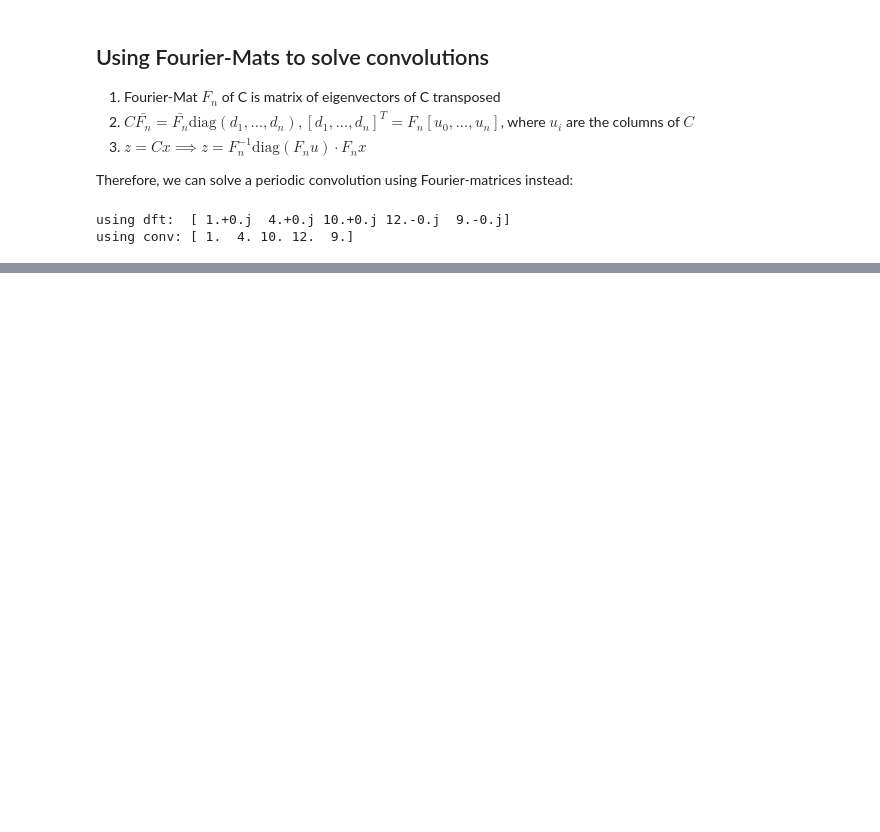
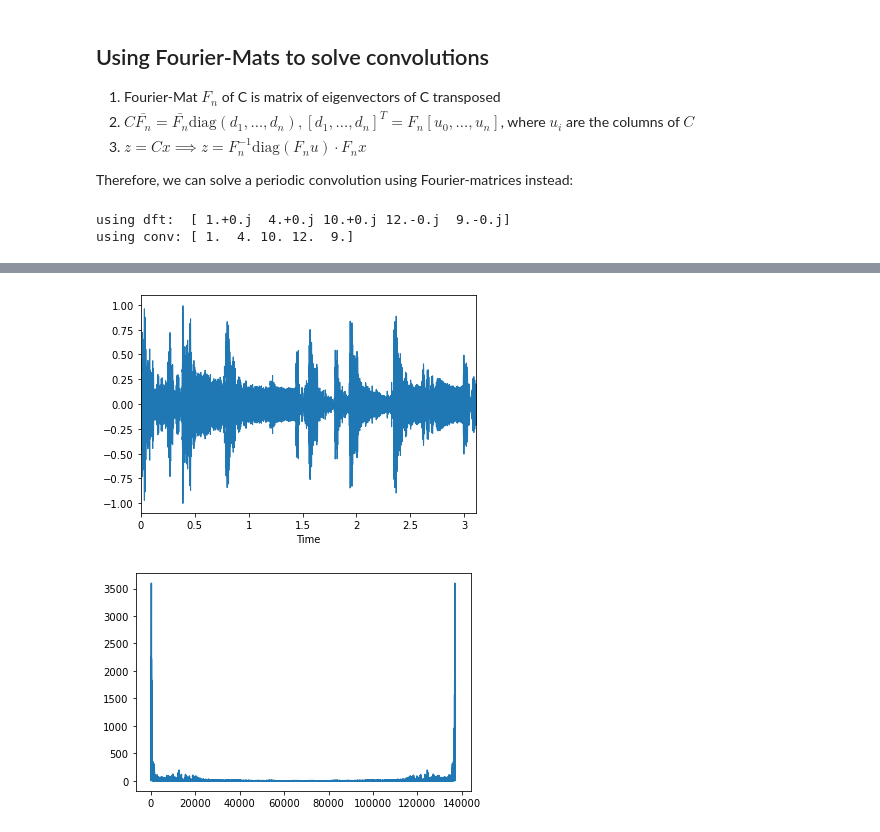
Before and after one commit to remolueoend/num_cse, a Jupyter notebook: filters.ipynb, the cells around one changed output, grey strips where cells are left out. Cells and saved outputs as stored; diff of their text form; code cells hidden in the pictures; blank space fills up the shorter version.

```diff
--- a/filters.ipynb
+++ b/filters.ipynb
@@ -176,0 +226,10 @@ using conv: [ 1.  4. 10. 12.  9.]
+# %%
+y, sr = librosa.load("./sample.wav", sr=None) # keep sample rate
+librosa.display.waveplot(y, sr)
+plt.show()
+plt.plot(range(len(y)), np.abs(fft(y)))
+plt.show()
+IPython.display.Audio(y, rate=sr)
+# %% [output]
+[figure, added]
+[figure, added]
```
Also changed, not shown: parts of 12 cells of this notebook, 1 other file.
